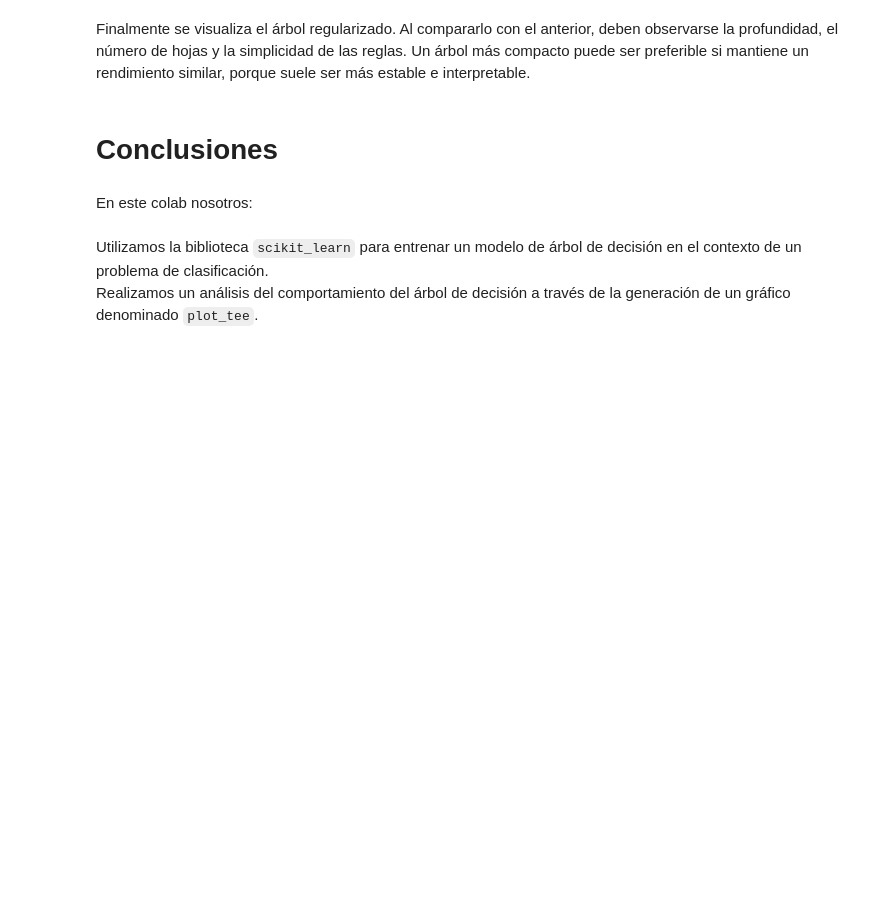
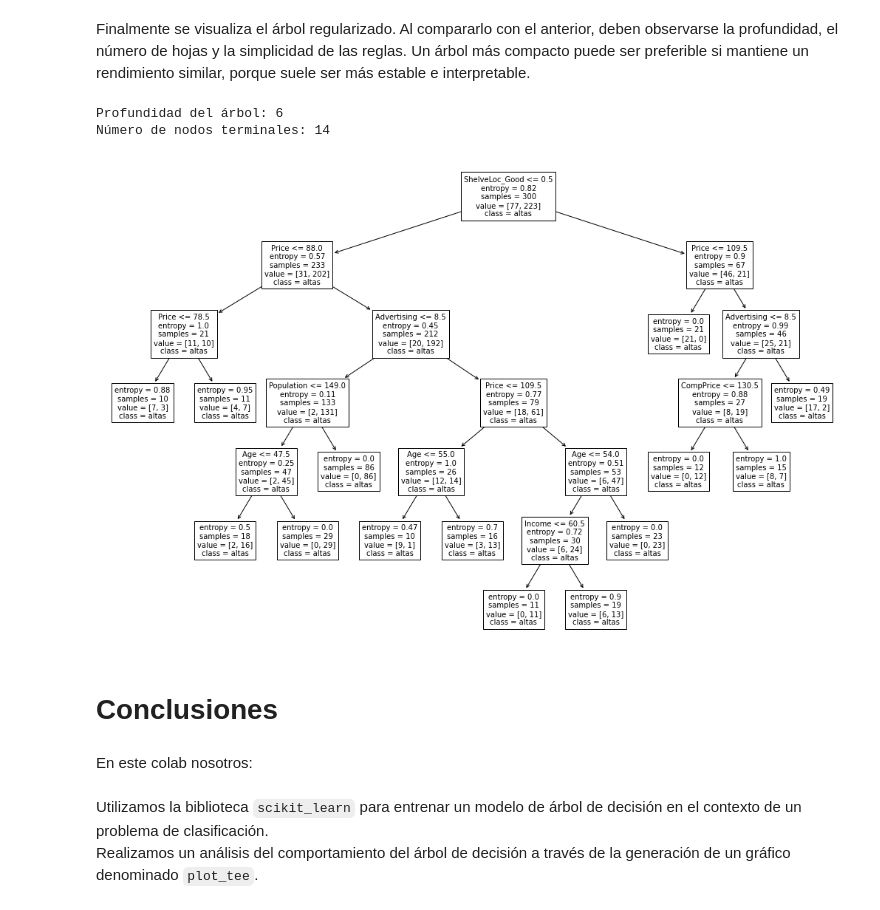
Before and after one commit to pabanib/Clases_clasificacion, a Jupyter notebook: 03_arboles_de_decisión.ipynb, the cells around one changed output. Saved outputs shown, nothing was run; the diff lists cells and outputs as text; code cells hidden in the pictures; blank space fills up the shorter version.

```diff
--- a/03_arboles_de_decisión.ipynb
+++ b/03_arboles_de_decisión.ipynb
@@ -396,8 +698,10 @@ Al aumentar los valores de estos hiperparámetros, se obtendrá un árbol de dec
 <p>
 Comprobemos el efecto de incorporar el parámetro <code>min_samples_leaf</code>:
 # %%
-model_dt_2 = DecisionTreeClassifier(min_samples_leaf = 10,
-                                    random_state = 123
-                                    ).fit(X_train, y_train)
+model_dt_2 = make_pipeline(preprocessor, DecisionTreeClassifier(max_depth = 10,
+                                    min_samples_leaf = 10,
+                                  criterion = 'entropy',
+                                  random_state = 123
+                                  )).fit(X_train,y_train)
 # %% [markdown]
 El segundo árbol introduce un mínimo de observaciones por hoja. Esta restricción evita ramas apoyadas en muy pocos casos y suele reducir el sobreajuste. La validación cruzada permite comparar su capacidad de generalización con la del primer árbol; no basta con mirar una sola partición para decidir cuál configuración es mejor.
@@ -413,21 +732,25 @@ Finalmente se visualiza el árbol regularizado. Al compararlo con el anterior, d
 # %%
 from sklearn.tree import plot_tree
 import matplotlib.pyplot as plt
 
 fig, ax = plt.subplots(figsize=(18, 12))
-print(f"Profundidad del árbol: {model_dt_2.get_depth()}")
-print(f"Número de nodos terminales: {model_dt_2.get_n_leaves()}")
+print(f"Profundidad del árbol: {model_dt_2[1].get_depth()}")
+print(f"Número de nodos terminales: {model_dt_2[1].get_n_leaves()}")
 
 plot = plot_tree(
-            decision_tree = model_dt_2,
+            decision_tree = model_dt_2[1],
             feature_names = labels.tolist(),
             class_names   = y,
             filled = False,
             impurity      = True,
             fontsize      = 10,
             precision     = 2,
             ax            = ax
        )
+# %% [output]
+Profundidad del árbol: 6
+Número de nodos terminales: 14
+[figure, added]
 # %% [markdown]
  # **Conclusiones**
 # %% [markdown]
```
Also changed, not shown: parts of 56 cells of this notebook, 1 other file.
